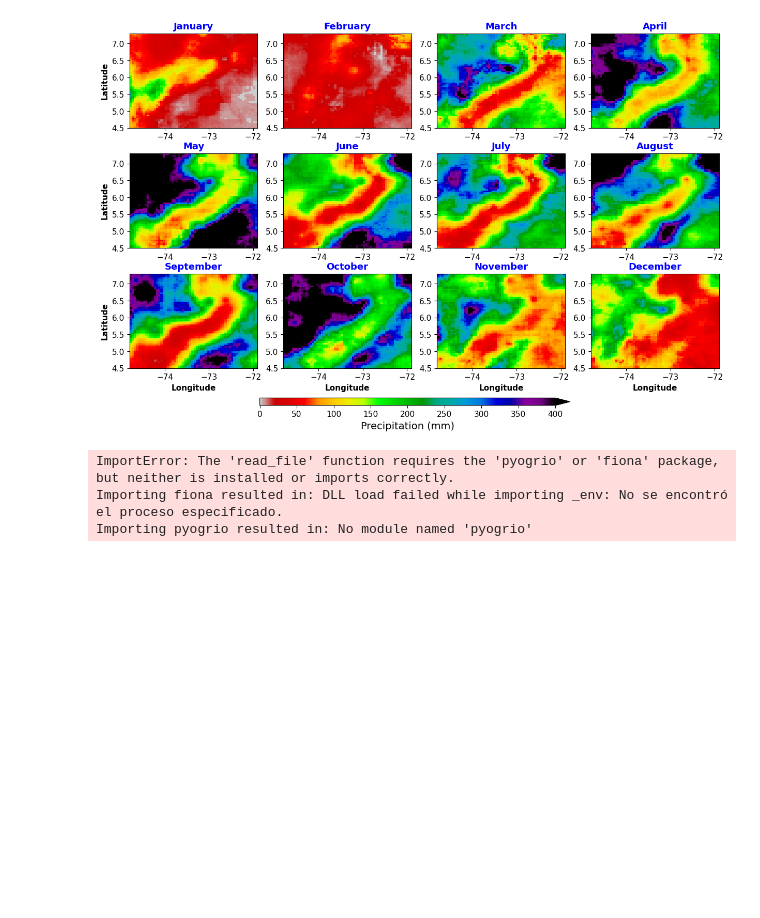
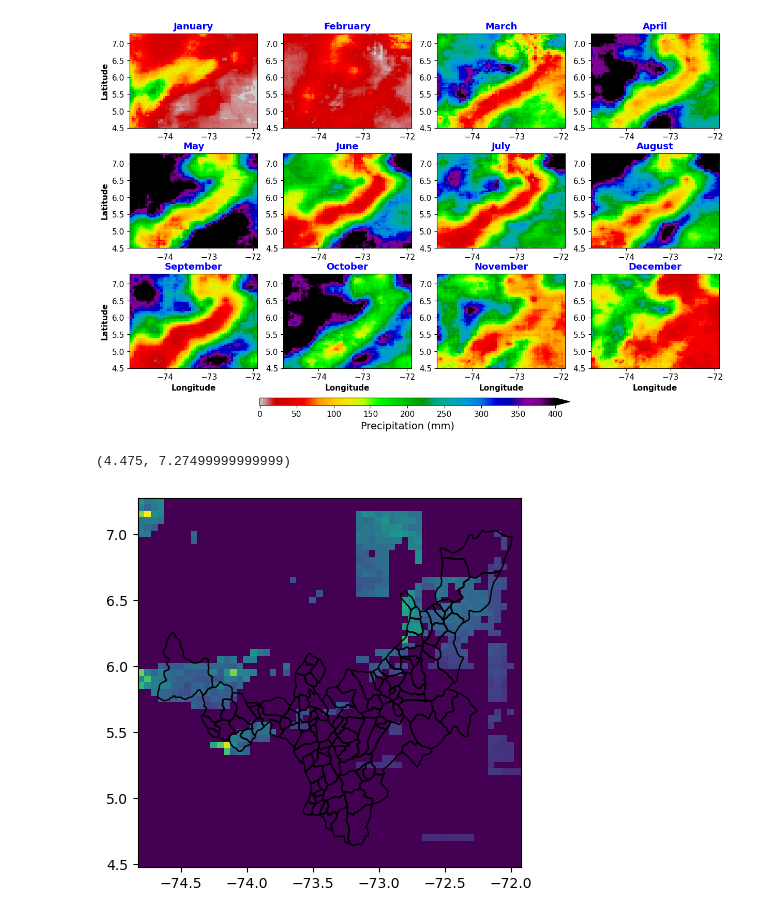
Before and after one commit to nowthings/analysis_climatic_variables, a Jupyter notebook: 2_analysis_chirps/0_load_chirps_daily_p05.ipynb, the cells around one changed output. Cells and saved outputs as stored; diff of their text form; code cells hidden in the pictures; blank space fills up the shorter version.

```diff
--- a/2_analysis_chirps/0_load_chirps_daily_p05.ipynb
+++ b/2_analysis_chirps/0_load_chirps_daily_p05.ipynb
@@ -4,7 +4,8 @@
 ## Load files
 # %%
 import os
-path = 'C:/Users/manue/OneDrive/Documentos/phd/data/chirps/'
+path = 'C:/Data/CHIRPS/daily/'
+path_shape = 'C:/Data/CHIRPS/shapes/'
 files = os.listdir(path)
 # %% [markdown]
 ## Establish the geographic points of Boyacá
@@ -119,11 +122,33 @@ cb.set_label(label='Precipitation (mm)', color = 'k', size=14)
 plt.savefig('Fig_prec_cpc_mon_2012.png', format = 'png', dpi = 300)
 # %% [output]
 [figure]
+# %%
+# load chirps precipitation data
+#chirps = xr.open_dataset('/media/engricardoperez/Archivos/chirps-v2.0.monthly.nc')
+#chirps = xr.open_dataset(xr.backends.NetCDF4DataStore(nc.Dataset(path+'chirps-v2.0.2007.days_p05.nc')))
+chirps = xr.open_dataset(path+'chirps-v2.0.2007.days_p05.nc')
+
+# select precipitation variable
+pr = chirps['precip']
+
+# select boundaries (xmin, xmax, ymin and ymax) and time period of interest
+pr_boyaca = pr.sel(longitude=slice(-74.8, -71.9), latitude=slice(4.5, 7.3),time=slice('2007-01-01','2007-01-01')) #time=slice('1981','2020'))
+v = pr_boyaca.to_numpy()
 # %%
+import geopandas as gpd
 # convert xarray to geopandas
-gdf_precip = gpd.GeoDataFrame(df_all.precip, geometry=gpd.points_from_xy(df_all.longitude,df_all.latitude))
-gdf_boyaca = gpd.read_file('anaconda3/envs/rainfall/github.com/nowthings/analysis_climatic_variables/2_analysis_chirps/boyaca.shp')#, crs="epsg:4326")
+df_boyaca = pr_boyaca.to_dataframe().reset_index()
+gdf_precip = gpd.GeoDataFrame(df_boyaca.precip, geometry=gpd.points_from_xy(df_boyaca.longitude,df_boyaca.latitude))
+gdf_boyaca = gpd.read_file(path_shape+'shape_boyaca.shp')#, crs="epsg:4326")
-# %% [output]
-ImportError: The 'read_file' function requires the 'pyogrio' or 'fiona' package, but neither is installed or imports correctly.
-Importing fiona resulted in: DLL load failed while importing _env: No se encontró el proceso especificado.
-Importing pyogrio resulted in: No module named 'pyogrio'
+# %%
+v = np.squeeze(v) #np 3-D to 2-D
+# %%
+fig, ax = plt.subplots()
+ax.pcolormesh(xx, yy, v)
+xlim, ylim = ax.get_xlim(), ax.get_ylim()
+gdf_boyaca.plot(ax=ax, color='none', edgecolor='k')
+ax.set_xlim(*xlim)
+ax.set_ylim(*ylim)
+# %% [output]
+(4.475, 7.27499999999999)
+[figure, added]
```
Also changed, not shown: parts of 27 cells of this notebook, 3 other files.
